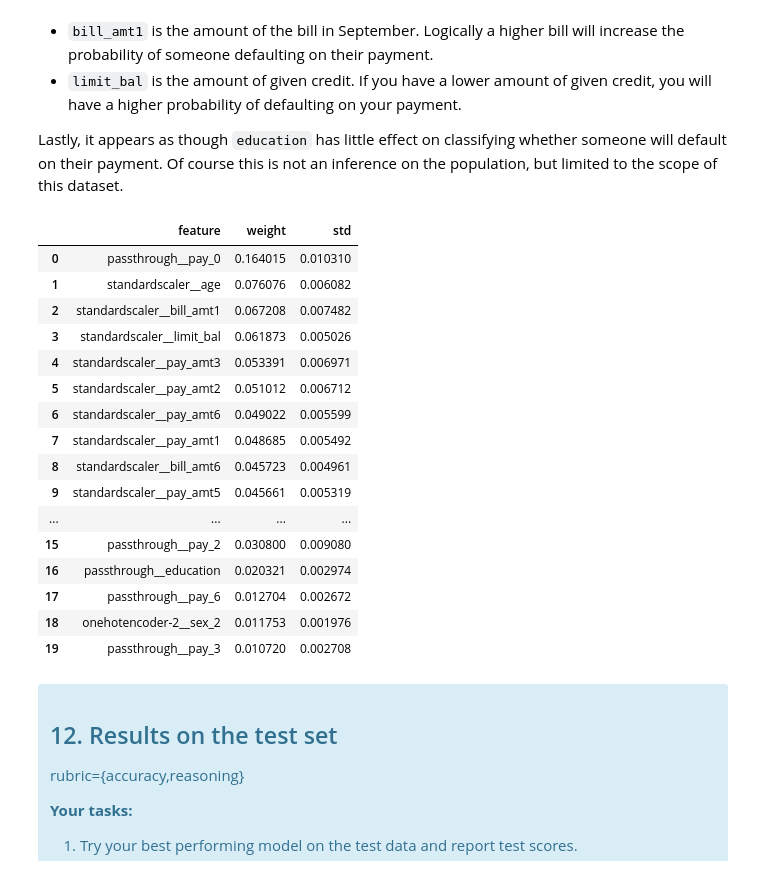
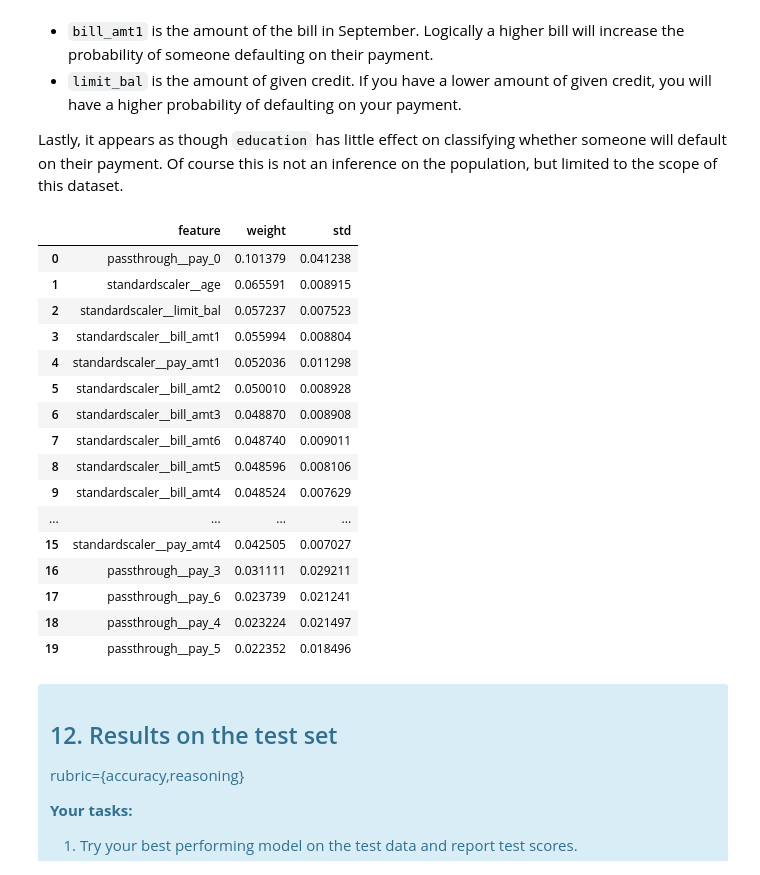
Before and after one commit to WilfHass/573-lab4-credit-card-default, a Jupyter notebook: lab4.ipynb, the cells around one changed output. Drawn from its saved outputs; the diff is of its cells as text; code cells hidden in the pictures.

Commit message:
Wilfred passthrough finished

```diff
--- a/lab4.ipynb
+++ b/lab4.ipynb
@@ -155,7 +155,7 @@ rubric={reasoning}
 
 _Points:_ 1
 # %%
-train_df, test_df = train_test_split(data_processed, test_size=0.4)
+train_df, test_df = train_test_split(data_processed, test_size=0.8, random_state=123)
 X_train, y_train = train_df.drop("target", axis=1), train_df["target"]
 X_test, y_test = test_df.drop("target", axis=1), test_df["target"]
 # %% [markdown]
@@ -463 +509,18 @@ Logistic Regression Alpha: 1.1305412144763676
 Class Weight: balanced
+# %%
+# Feature Engineering
+nfeats_pipe_lr = make_pipeline(nfeats_preprocessor, LogisticRegression(random_state=123, max_iter=1000))
+cross_val_results["New Feats Logistic Regression"] = mean_std_cross_val_scores(
+    nfeats_pipe_lr, nfeats_X_train, nfeats_y_train, return_train_score=True,
+    scoring=classification_metrics, n_jobs=-1
+)
+
+nfeats_random_search_lr = RandomizedSearchCV(
+    nfeats_pipe_lr, lr_param, n_iter=20, n_jobs=-1, scoring='recall', random_state=123
+)
+
+cross_val_results["New Feats Tuned Logistic Regression"] = mean_std_cross_val_scores(
+    nfeats_random_search_lr, nfeats_X_train, nfeats_y_train, return_train_score=True,
+    scoring=classification_metrics, n_jobs=-1
+)
+pd.DataFrame(cross_val_results).T
@@ -515,3 +589,0 @@ pd.DataFrame(cross_val_results).T
-# %%
-pipe_rf.fit(X_train, y_train)
-pipe_rf.named_steps['randomforestclassifier'].n_features_
@@ -674,7 +720,7 @@ params = [
     },
     {
         "lgbmclassifier__class_weight": [None, "balanced"],
-        "lgbmclassifier__max_depth": np.arange(10, 100, 10)
+        "lgbmclassifier__max_depth": np.arange(10, 100, 1)
     },
     {
         "randomforestclassifier__max_features": ["sqrt", "log2", None],
@@ -779,28 +827,27 @@ The next couple of features aren't as strong as `pay_0` but can easily be explai
 Lastly, it appears as though `education` has little effect on classifying whether someone will default on their payment. Of course this is not an inference on the population, but limited to the scope of this dataset.
 # %%
 explan = eli5.explain_weights(
-    optim_models['Random Forest'].named_steps['randomforestclassifier'], feature_names=pipe_lr[:-1].get_feature_names_out().tolist(),
-
+    optim_models['Random Forest'].named_steps['randomforestclassifier'], feature_names=pipe_lr[:-1].get_feature_names_out().tolist()
 )
 eli5.format_as_dataframe(explan)
 # %% [output]
 |  | feature | weight | std |
-| 0 | passthrough__pay_0 | 0.164015 | 0.010310 |
-| 1 | standardscaler__age | 0.076076 | 0.006082 |
-| 2 | standardscaler__bill_amt1 | 0.067208 | 0.007482 |
-| 3 | standardscaler__limit_bal | 0.061873 | 0.005026 |
-| 4 | standardscaler__pay_amt3 | 0.053391 | 0.006971 |
-| 5 | standardscaler__pay_amt2 | 0.051012 | 0.006712 |
-| 6 | standardscaler__pay_amt6 | 0.049022 | 0.005599 |
-| 7 | standardscaler__pay_amt1 | 0.048685 | 0.005492 |
-| 8 | standardscaler__bill_amt6 | 0.045723 | 0.004961 |
-| 9 | standardscaler__pay_amt5 | 0.045661 | 0.005319 |
+| 0 | passthrough__pay_0 | 0.101379 | 0.041238 |
+| 1 | standardscaler__age | 0.065591 | 0.008915 |
+| 2 | standardscaler__limit_bal | 0.057237 | 0.007523 |
+| 3 | standardscaler__bill_amt1 | 0.055994 | 0.008804 |
+| 4 | standardscaler__pay_amt1 | 0.052036 | 0.011298 |
+| 5 | standardscaler__bill_amt2 | 0.050010 | 0.008928 |
+| 6 | standardscaler__bill_amt3 | 0.048870 | 0.008908 |
+| 7 | standardscaler__bill_amt6 | 0.048740 | 0.009011 |
+| 8 | standardscaler__bill_amt5 | 0.048596 | 0.008106 |
+| 9 | standardscaler__bill_amt4 | 0.048524 | 0.007629 |
 | ... | ... | ... | ... |
-| 15 | passthrough__pay_2 | 0.030800 | 0.009080 |
-| 16 | passthrough__education | 0.020321 | 0.002974 |
-| 17 | passthrough__pay_6 | 0.012704 | 0.002672 |
-| 18 | onehotencoder-2__sex_2 | 0.011753 | 0.001976 |
-| 19 | passthrough__pay_3 | 0.010720 | 0.002708 |
+| 15 | standardscaler__pay_amt4 | 0.042505 | 0.007027 |
+| 16 | passthrough__pay_3 | 0.031111 | 0.029211 |
+| 17 | passthrough__pay_6 | 0.023739 | 0.021241 |
+| 18 | passthrough__pay_4 | 0.023224 | 0.021497 |
+| 19 | passthrough__pay_5 | 0.022352 | 0.018496 |
 # %% [markdown]
 <!-- END QUESTION -->
 
```
Also changed, not shown: parts of 33 cells of this notebook, 1 other file.
